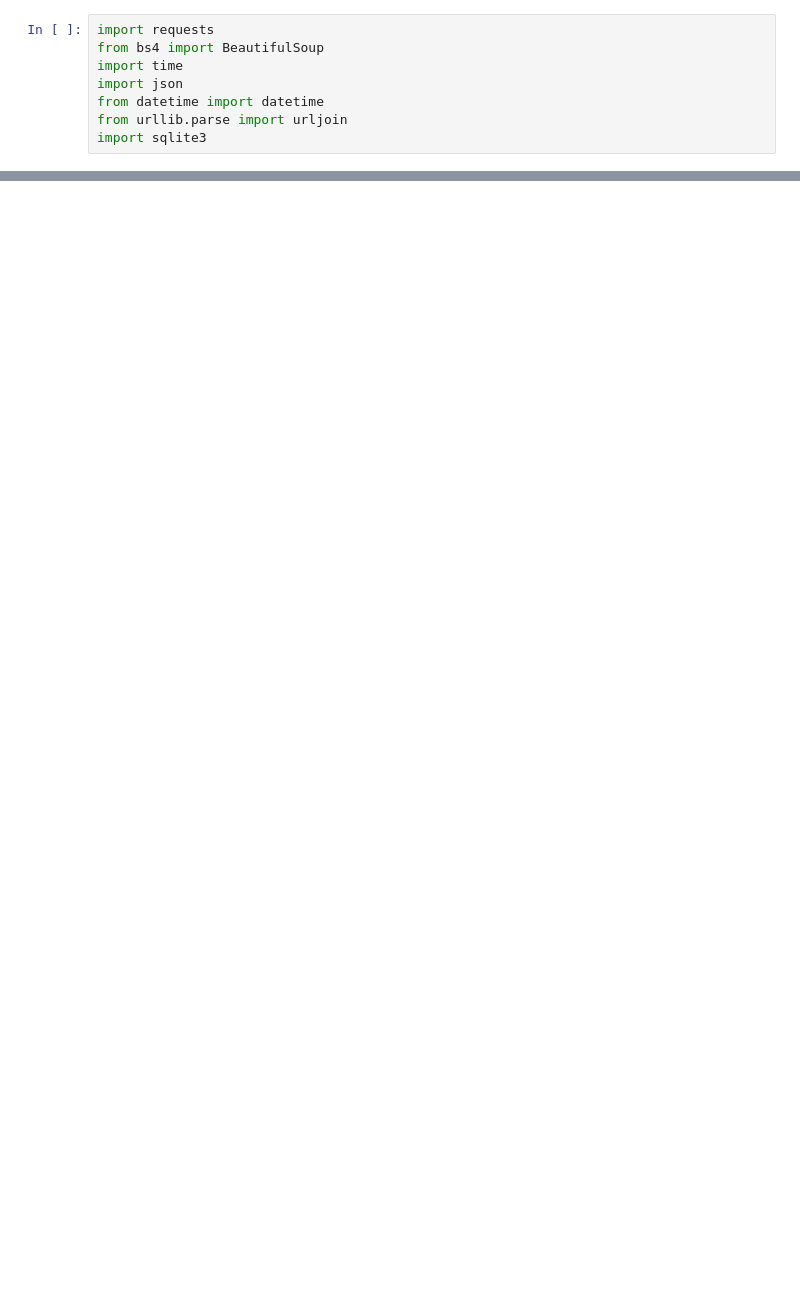
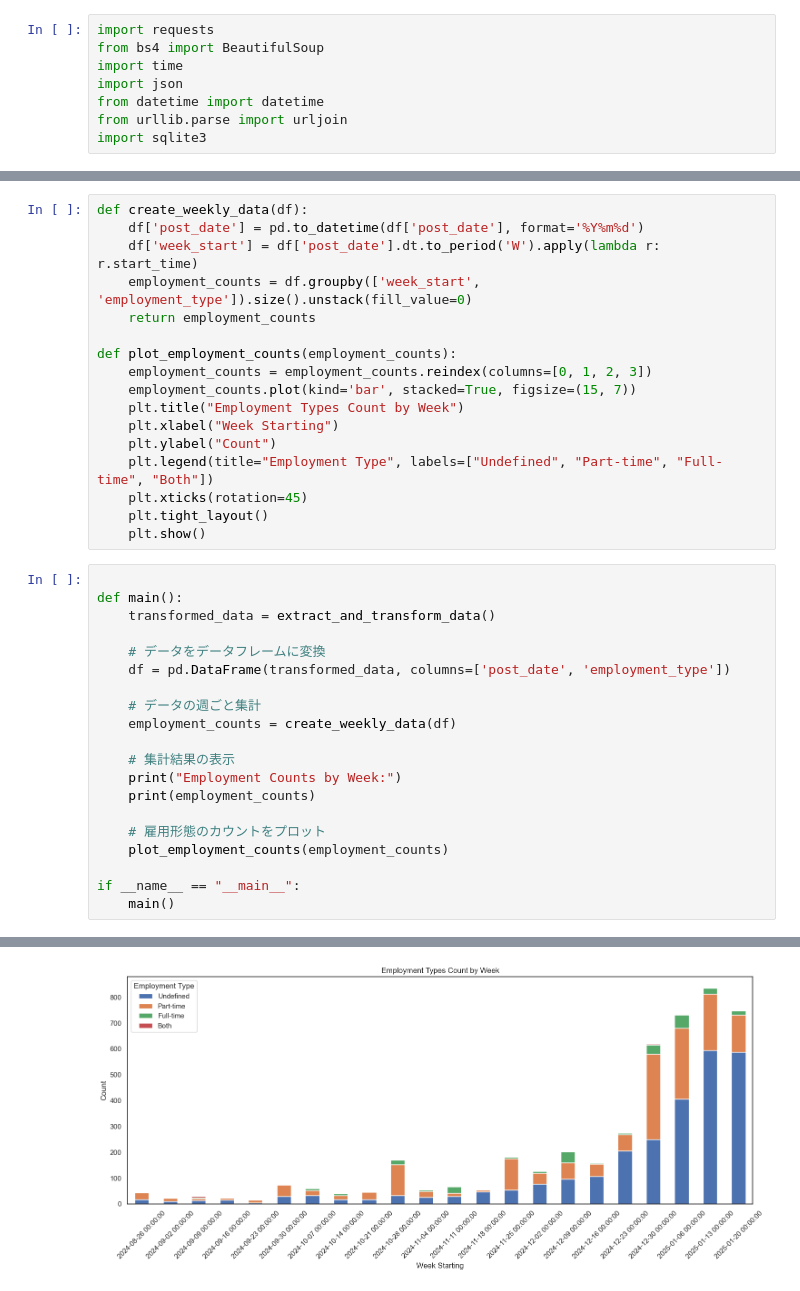
Before and after one commit to 2422079/DSprograming2, a Jupyter notebook: 2422079_最終課題.ipynb, the cells around one changed output, grey strips where cells are left out. Drawn from its saved outputs; the diff is of its cells as text; blank space fills up the shorter version.

```diff
--- a/2422079_最終課題.ipynb
+++ b/2422079_最終課題.ipynb
@@ -267,0 +383,38 @@ Scraping completed. All data saved to database.
+# %%
+def create_weekly_data(df):
+    df['post_date'] = pd.to_datetime(df['post_date'], format='%Y%m%d')
+    df['week_start'] = df['post_date'].dt.to_period('W').apply(lambda r: r.start_time)
+    employment_counts = df.groupby(['week_start', 'employment_type']).size().unstack(fill_value=0)
+    return employment_counts
+
+def plot_employment_counts(employment_counts):
+    employment_counts = employment_counts.reindex(columns=[0, 1, 2, 3])
+    employment_counts.plot(kind='bar', stacked=True, figsize=(15, 7))
+    plt.title("Employment Types Count by Week")
+    plt.xlabel("Week Starting")
+    plt.ylabel("Count")
+    plt.legend(title="Employment Type", labels=["Undefined", "Part-time", "Full-time", "Both"])
+    plt.xticks(rotation=45)
+    plt.tight_layout()
+    plt.show()
+# %%
+
+def main():
+    transformed_data = extract_and_transform_data()
+
+    # データをデータフレームに変換
+    df = pd.DataFrame(transformed_data, columns=['post_date', 'employment_type'])
+
+    # データの週ごと集計
+    employment_counts = create_weekly_data(df)
+
+    # 集計結果の表示
+    print("Employment Counts by Week:")
+    print(employment_counts)
+
+    # 雇用形態のカウントをプロット
+    plot_employment_counts(employment_counts)
+
+if __name__ == "__main__":
+    main()
+# %% [output]
@@ -267,0 +438 @@ Scraping completed. All data saved to database.
+[figure, added]
```
Also changed, not shown: parts of 4 cells of this notebook.
